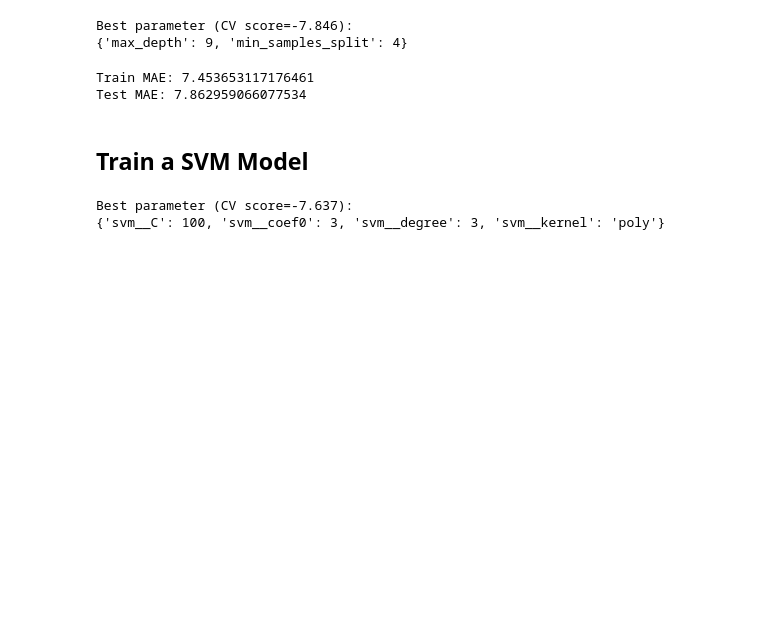
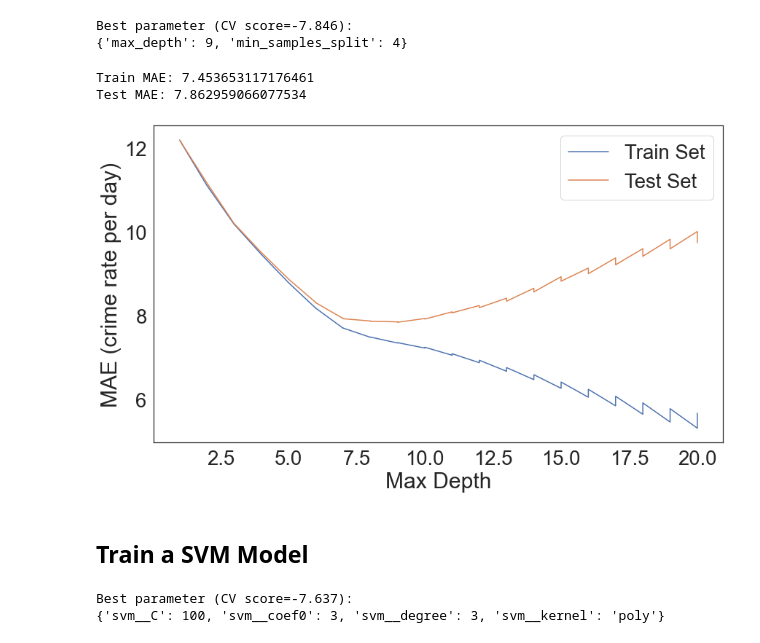
Before and after one commit to pedrojrv/Police_Incident_Reporter, a Jupyter notebook: notebook/ml.ipynb, the cells around one changed output. Drawn from its saved outputs; the diff is of its cells as text; code cells hidden in the pictures; blank space fills up the shorter version.

Commit message:
addded plotting capability

```diff
--- a/notebook/ml.ipynb
+++ b/notebook/ml.ipynb
@@ -5,3 +6,5 @@ from sklearn.metrics import mean_absolute_error
+# %%
+sns.set(style="white", font_scale=2.5)
 # %%
 # This cell was ran once and the data was saved into a csv
 # results_ml = client.get("wg3w-h783", limit=500000, order="incident_date DESC")
@@ -112,6 +115,16 @@ print("Test MAE: {}\n".format(mae_test))
 # %% [output]
 Train MAE: 7.453653117176461
 Test MAE: 7.862959066077534
+# %%
+plt.figure(figsize=(14,8))
+plt.plot(DT_RESULTS.param_max_depth.astype(int), -1*DT_RESULTS.mean_train_MAE, label="Train Set")
+plt.plot(DT_RESULTS.param_max_depth.astype(int), -1*DT_RESULTS.mean_test_MAE, label="Test Set")
+plt.xlabel("Max Depth")
+plt.ylabel("MAE (crime rate per day)")
+plt.legend()
+plt.savefig("figures/dt_training.png", bbox_inches='tight', dpi=600)
+# %% [output]
+[figure, added]
 # %% [markdown]
 ## Train a SVM Model
 # %%
```
Also changed, not shown: parts of 3 cells of this notebook, 2 other files.
